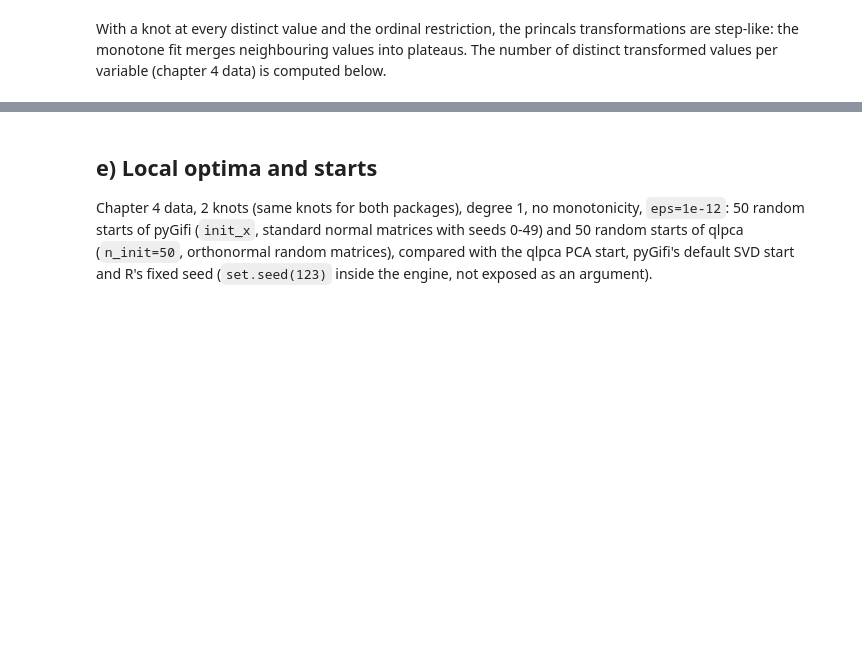
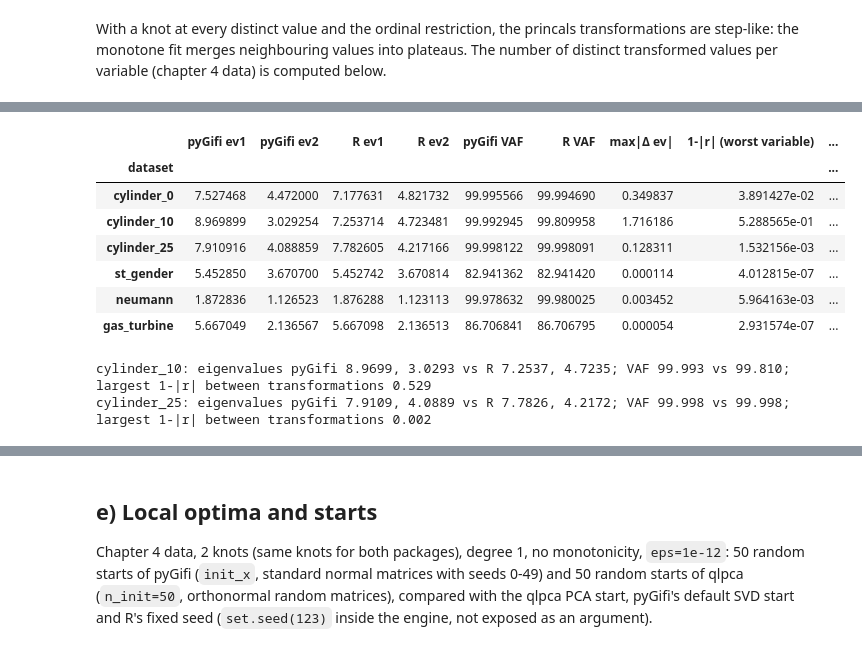
Before and after one commit to nlavadodatasci/quasi-linear-PCA, a Jupyter notebook: comparison/princals/qlpca_vs_princals.ipynb, the cells around one changed output, grey strips where cells are left out. Saved outputs shown, nothing was run; the diff lists cells and outputs as text; code cells hidden in the pictures; blank space fills up the shorter version.

```diff
--- a/comparison/princals/qlpca_vs_princals.ipynb
+++ b/comparison/princals/qlpca_vs_princals.ipynb
@@ -285,3 +296,36 @@ variable (chapter 4 data) is computed below.
+# %%
+rows = []
+for name in MAN["datasets"]:
+    res = fits[name, "defaults"]
+    if "gifi_r" not in res:
+        continue
+    p, r = res["pygifi"], res["gifi_r"]
+    d = c.compare(p, r, NDIM)
+    m = p["transform"].shape[1]
+    rows.append({"dataset": name, "pyGifi ev1": p["evals"][0], "pyGifi ev2": p["evals"][1], "R ev1": r["evals"][0],
+                 "R ev2": r["evals"][1], "pyGifi VAF": 100 * p["evals"][:NDIM].sum() / m,
+                 "R VAF": 100 * r["evals"][:NDIM].sum() / m, "max|Δ ev|": d["evals"], "1-|r| (worst variable)": d["transform_corr"],
+                 "max|Δ X|": d["objectscores"], "pyGifi iterations": p["ntel"], "R iterations": r["ntel"]})
+defaults_pg_r = pd.DataFrame(rows).set_index("dataset")
+defaults_pg_r
+# %% [output]
+|  | pyGifi ev1 | pyGifi ev2 | R ev1 | R ev2 | pyGifi VAF | R VAF | max|Δ ev| | 1-|r| (worst variable) | ... |
+| dataset |  |  |  |  |  |  |  |  | ... |
+| cylinder_0 | 7.527468 | 4.472000 | 7.177631 | 4.821732 | 99.995566 | 99.994690 | 0.349837 | 3.891427e-02 | ... |
+| cylinder_10 | 8.969899 | 3.029254 | 7.253714 | 4.723481 | 99.992945 | 99.809958 | 1.716186 | 5.288565e-01 | ... |
+| cylinder_25 | 7.910916 | 4.088859 | 7.782605 | 4.217166 | 99.998122 | 99.998091 | 0.128311 | 1.532156e-03 | ... |
+| st_gender | 5.452850 | 3.670700 | 5.452742 | 3.670814 | 82.941362 | 82.941420 | 0.000114 | 4.012815e-07 | ... |
+| neumann | 1.872836 | 1.126523 | 1.876288 | 1.123113 | 99.978632 | 99.980025 | 0.003452 | 5.964163e-03 | ... |
+| gas_turbine | 5.667049 | 2.136567 | 5.667098 | 2.136513 | 86.706841 | 86.706795 | 0.000054 | 2.931574e-07 | ... |
+# %%
+for name in ("cylinder_10", "cylinder_25"):
+    if name in defaults_pg_r.index:
+        r = defaults_pg_r.loc[name]
+        print(f"{name}: eigenvalues pyGifi {r['pyGifi ev1']:.4f}, {r['pyGifi ev2']:.4f} vs R {r['R ev1']:.4f}, {r['R ev2']:.4f}; "
+              f"VAF {r['pyGifi VAF']:.3f} vs {r['R VAF']:.3f}; largest 1-|r| between transformations {r['1-|r| (worst variable)']:.3f}")
+# %% [output]
+cylinder_10: eigenvalues pyGifi 8.9699, 3.0293 vs R 7.2537, 4.7235; VAF 99.993 vs 99.810; largest 1-|r| between transformations 0.529
+cylinder_25: eigenvalues pyGifi 7.9109, 4.0889 vs R 7.7826, 4.2172; VAF 99.998 vs 99.998; largest 1-|r| between transformations 0.002
 # %%
 df = c.load_dataset("st_gender", MAN)
 T = fits["st_gender", "defaults"]["pygifi"]["transform"]
```
Also changed, not shown: parts of 11 cells of this notebook, 27 other files.
